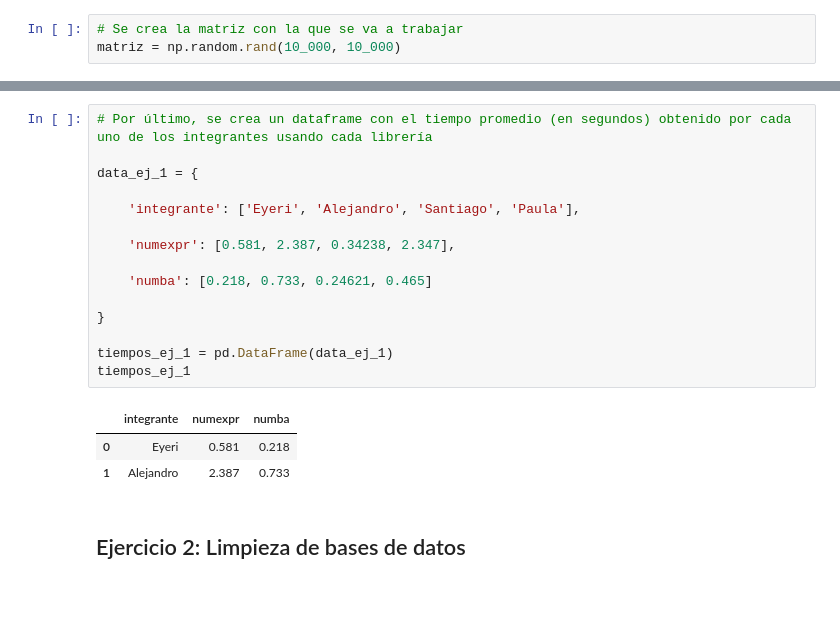
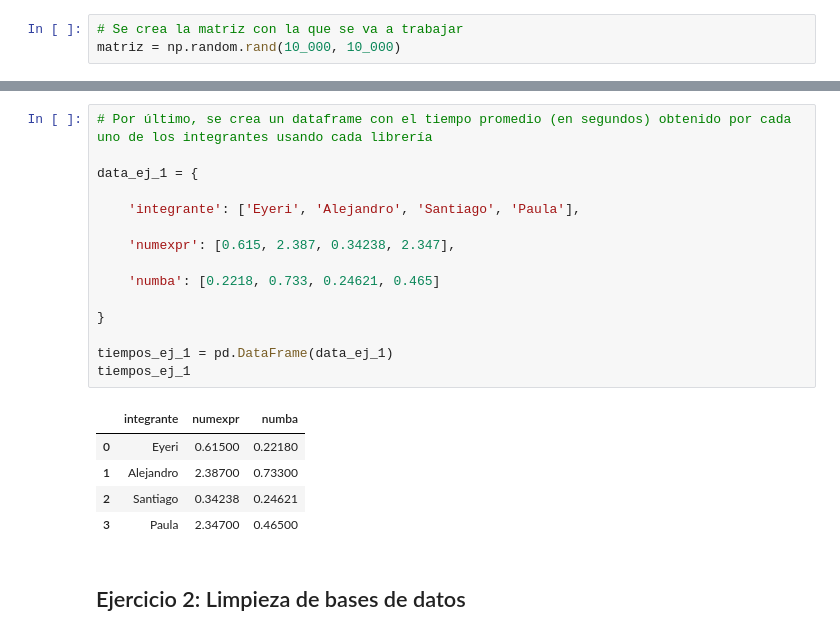
Before and after one commit to Santifer0803/Proyecto_herramientas_II, a Jupyter notebook: cod/ejercicios_python.ipynb, the cells around one changed output, grey strips where cells are left out. Saved outputs shown, nothing was run; the diff lists cells and outputs as text; blank space fills up the shorter version.

```diff
--- a/cod/ejercicios_python.ipynb
+++ b/cod/ejercicios_python.ipynb
@@ -79,22 +79,24 @@ tiempo_promedio_ej_1
 # %%
 # Por último, se crea un dataframe con el tiempo promedio (en segundos) obtenido por cada uno de los integrantes usando cada librería
 
 data_ej_1 = {
 
     'integrante': ['Eyeri', 'Alejandro', 'Santiago', 'Paula'],
 
-    'numexpr': [0.581, 2.387, 0.34238, 2.347],
+    'numexpr': [0.615, 2.387, 0.34238, 2.347],
 
-    'numba': [0.218, 0.733, 0.24621, 0.465]
+    'numba': [0.2218, 0.733, 0.24621, 0.465]
 
 }
 
 tiempos_ej_1 = pd.DataFrame(data_ej_1)
 tiempos_ej_1
 # %% [output]
 |  | integrante | numexpr | numba |
-| 0 | Eyeri | 0.581 | 0.218 |
-| 1 | Alejandro | 2.387 | 0.733 |
+| 0 | Eyeri | 0.61500 | 0.22180 |
+| 1 | Alejandro | 2.38700 | 0.73300 |
+| 2 | Santiago | 0.34238 | 0.24621 |
+| 3 | Paula | 2.34700 | 0.46500 |
 # %% [markdown]
 ## Ejercicio 2: Limpieza de bases de datos
 # %%
```
Also changed, not shown: parts of 12 cells of this notebook.
